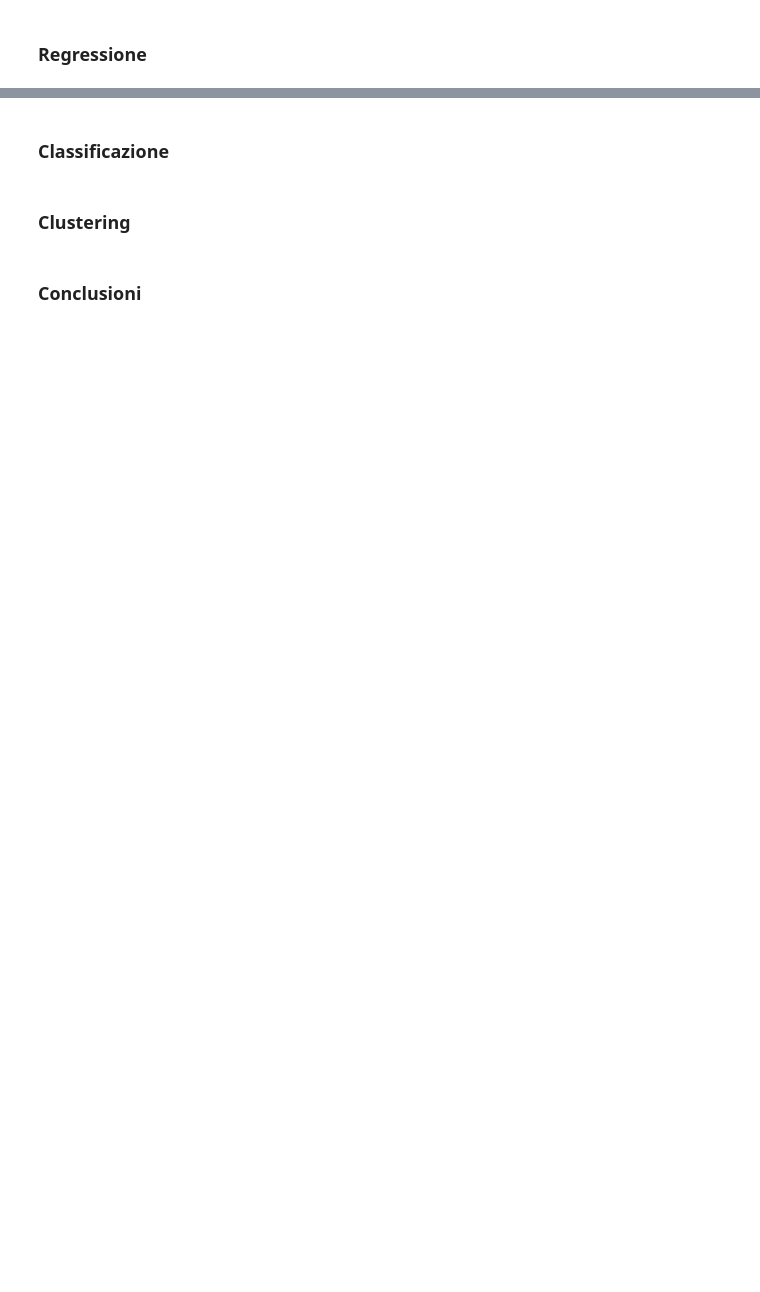
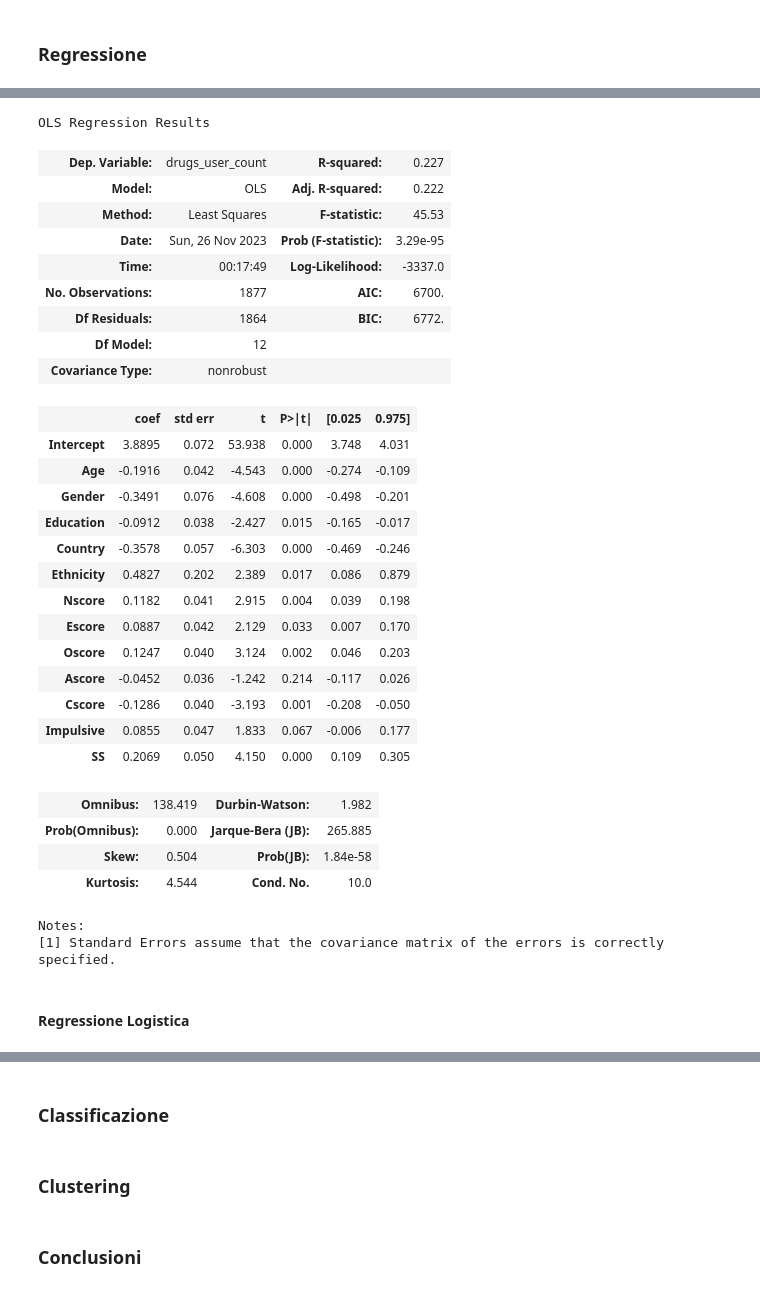
Before and after one commit to Wornairz/UniCT, a Jupyter notebook: FAD/fad_project.ipynb, the cells around one changed output, grey strips where cells are left out. Saved outputs shown, nothing was run; the diff lists cells and outputs as text; code cells hidden in the pictures; blank space fills up the shorter version.

```diff
--- a/FAD/fad_project.ipynb
+++ b/FAD/fad_project.ipynb
@@ -180,0 +344,35 @@ plt.show()
+# %%
+model.summary()
+# %% [output]
+OLS Regression Results
+| Dep. Variable: | drugs_user_count | R-squared: | 0.227 |
+| Model: | OLS | Adj. R-squared: | 0.222 |
+| Method: | Least Squares | F-statistic: | 45.53 |
+| Date: | Sun, 26 Nov 2023 | Prob (F-statistic): | 3.29e-95 |
+| Time: | 00:17:49 | Log-Likelihood: | -3337.0 |
+| No. Observations: | 1877 | AIC: | 6700. |
+| Df Residuals: | 1864 | BIC: | 6772. |
+| Df Model: | 12 |  |  |
+| Covariance Type: | nonrobust |  |  |
+|  | coef | std err | t | P>|t| | [0.025 | 0.975] |
+| Intercept | 3.8895 | 0.072 | 53.938 | 0.000 | 3.748 | 4.031 |
+| Age | -0.1916 | 0.042 | -4.543 | 0.000 | -0.274 | -0.109 |
+| Gender | -0.3491 | 0.076 | -4.608 | 0.000 | -0.498 | -0.201 |
+| Education | -0.0912 | 0.038 | -2.427 | 0.015 | -0.165 | -0.017 |
+| Country | -0.3578 | 0.057 | -6.303 | 0.000 | -0.469 | -0.246 |
+| Ethnicity | 0.4827 | 0.202 | 2.389 | 0.017 | 0.086 | 0.879 |
+| Nscore | 0.1182 | 0.041 | 2.915 | 0.004 | 0.039 | 0.198 |
+| Escore | 0.0887 | 0.042 | 2.129 | 0.033 | 0.007 | 0.170 |
+| Oscore | 0.1247 | 0.040 | 3.124 | 0.002 | 0.046 | 0.203 |
+| Ascore | -0.0452 | 0.036 | -1.242 | 0.214 | -0.117 | 0.026 |
+| Cscore | -0.1286 | 0.040 | -3.193 | 0.001 | -0.208 | -0.050 |
+| Impulsive | 0.0855 | 0.047 | 1.833 | 0.067 | -0.006 | 0.177 |
+| SS | 0.2069 | 0.050 | 4.150 | 0.000 | 0.109 | 0.305 |
+| Omnibus: | 138.419 | Durbin-Watson: | 1.982 |
+| Prob(Omnibus): | 0.000 | Jarque-Bera (JB): | 265.885 |
+| Skew: | 0.504 | Prob(JB): | 1.84e-58 |
+| Kurtosis: | 4.544 | Cond. No. | 10.0 |
+Notes:
+[1] Standard Errors assume that the covariance matrix of the errors is correctly specified.
+# %% [markdown]
+#### Regressione Logistica
```
Also changed, not shown: parts of 17 cells of this notebook.
